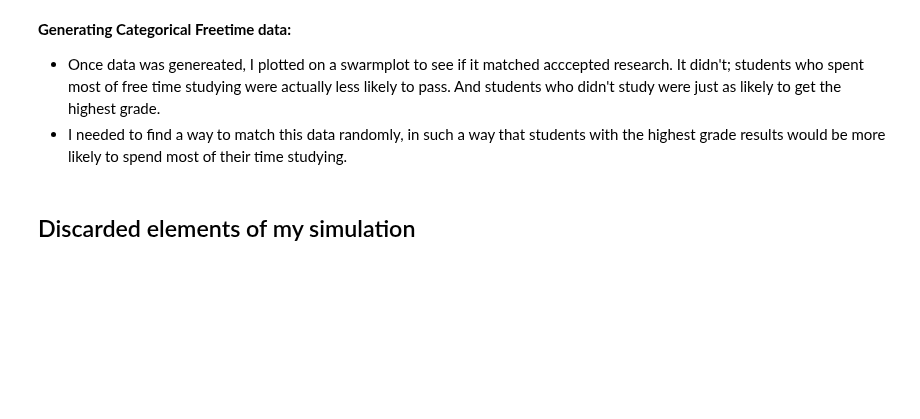
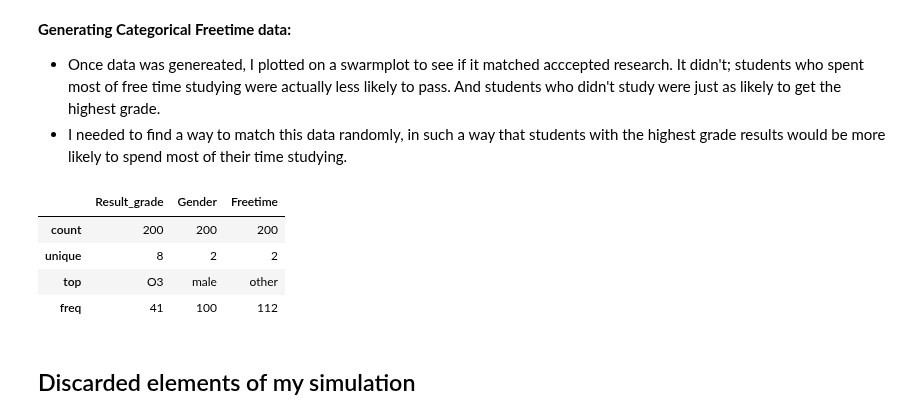
Before and after one commit to MarionMcG/python-fundamentals-project, a Jupyter notebook: exam-cohort.ipynb, the cells around one changed output. Drawn from its saved outputs; the diff is of its cells as text; code cells hidden in the pictures; blank space fills up the shorter version.

```diff
--- a/exam-cohort.ipynb
+++ b/exam-cohort.ipynb
@@ -218,6 +339,14 @@ sns.catplot(x="Missed_days", hue="Gender",
 **Generating Categorical Freetime data:**
 - Once data was genereated, I plotted on a swarmplot to see if it matched acccepted research. It didn't; students who spent most of free time studying were actually less likely to pass. And students who didn't study were just as likely to get the highest grade.
 - I needed to find a way to match this data randomly, in such a way that students with the highest grade results would be more likely to spend most of their time studying.
+# %%
+df.describe()
+# %% [output]
+|  | Result_grade | Gender | Freetime |
+| count | 200 | 200 | 200 |
+| unique | 8 | 2 | 2 |
+| top | O3 | male | other |
+| freq | 41 | 100 | 112 |
 # %% [markdown]
 ## Discarded elements of my simulation
 # %%
```
Also changed, not shown: parts of 20 cells of this notebook.
